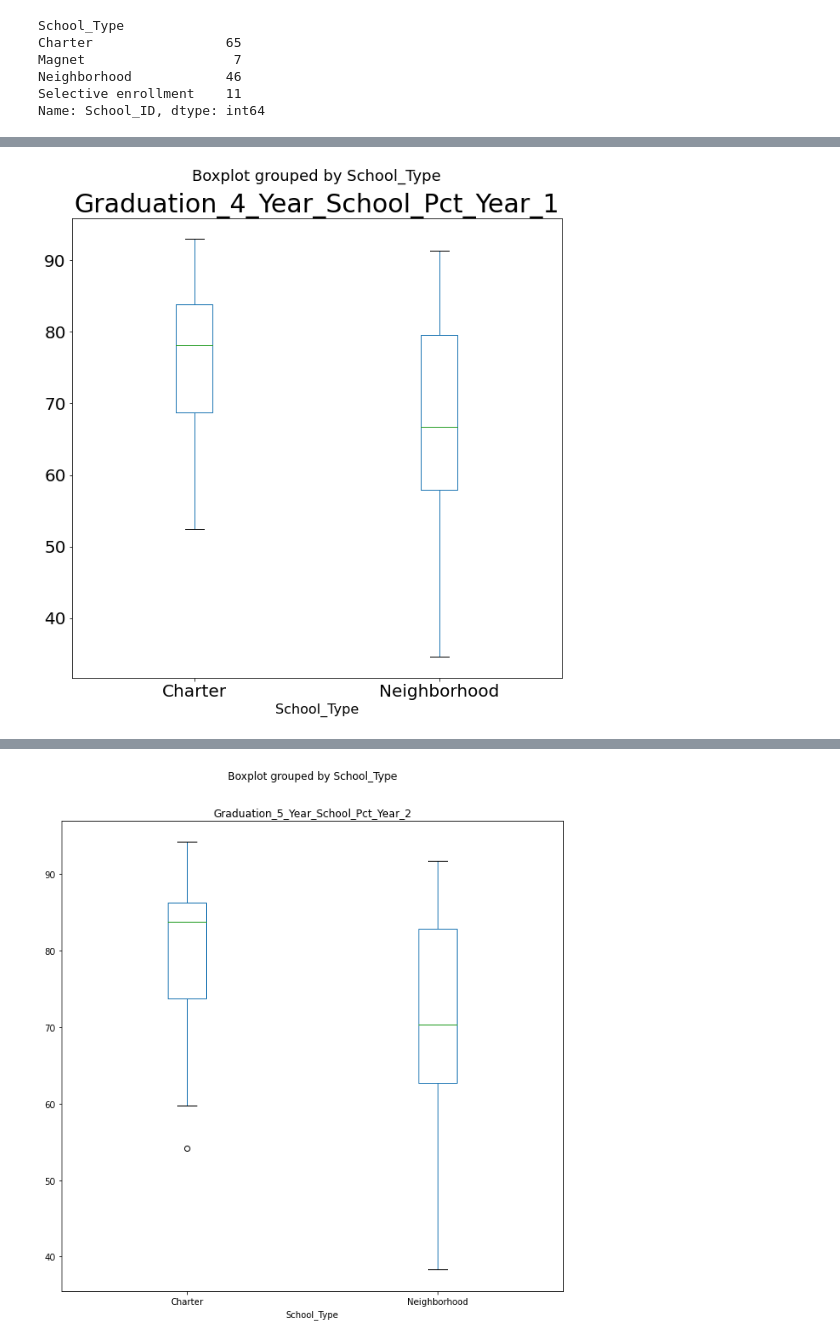
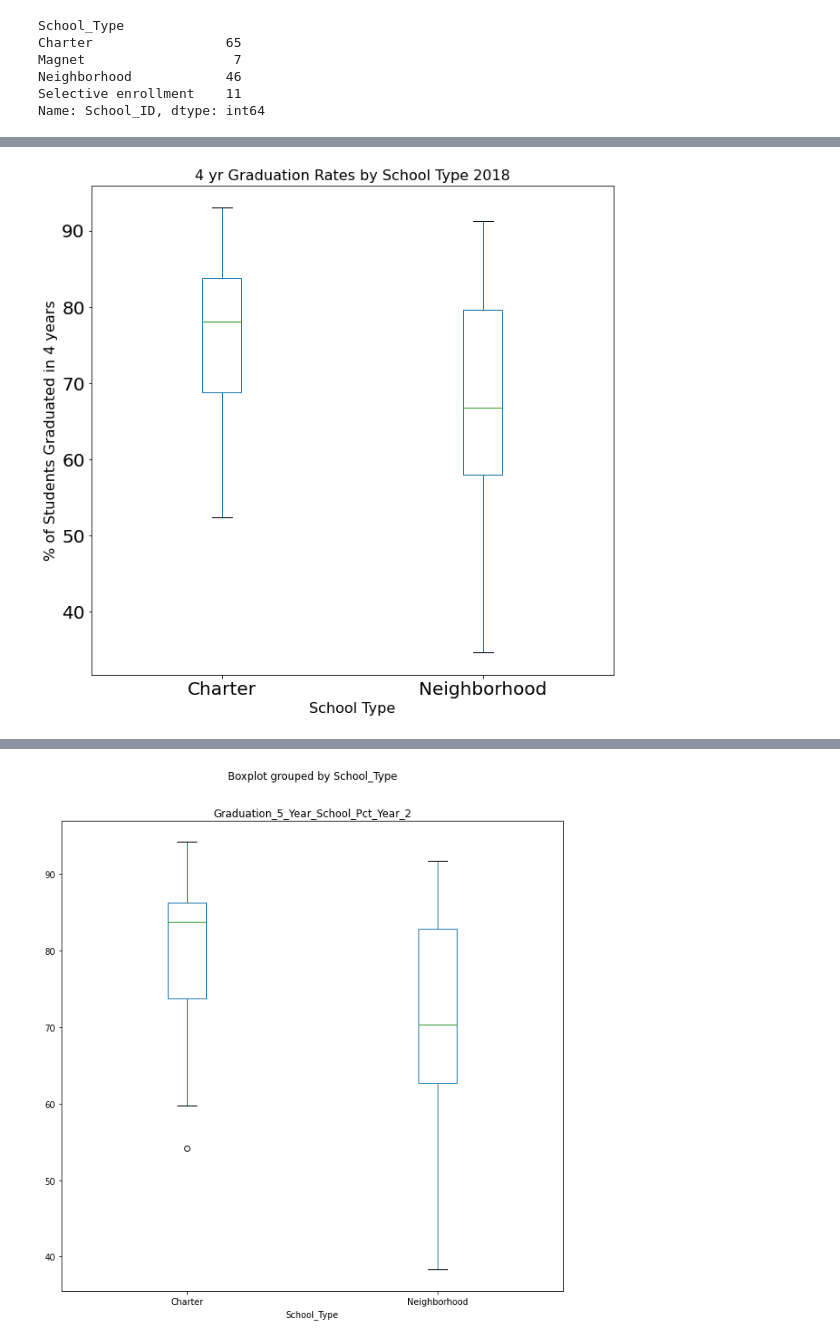
Before and after one commit to RiverJAM/CPS_Data_Analysis, a Jupyter notebook: Playing with Pies-Copy1.ipynb, the cells around one changed output, grey strips where cells are left out. Saved outputs shown, nothing was run; the diff lists cells and outputs as text; code cells hidden in the pictures.

```diff
--- a/Playing with Pies-Copy1.ipynb
+++ b/Playing with Pies-Copy1.ipynb
@@ -63,19 +63,23 @@ NeighborhoodVChart_high = pd.merge(Neighborhood_high,Charter_high, how= "outer"
 # %%
 bxp_df = NeighborhoodVChart_high[["School_Type", "Graduation_4_Year_School_Pct_Year_1"]]
 bxp_df.boxplot("Graduation_4_Year_School_Pct_Year_1", by = "School_Type", figsize =(10,10) , grid=False, fontsize = 20)
 SMALL_SIZE = 16
 MEDIUM_SIZE = 16
 BIGGER_SIZE = 18
 plt.rc('font', size=SMALL_SIZE)          # controls default text sizes
 plt.rc('axes', titlesize=SMALL_SIZE)     # fontsize of the axes title
 plt.rc('axes', labelsize=MEDIUM_SIZE)    # fontsize of the x and y labels
 plt.rc('xtick', labelsize=SMALL_SIZE)    # fontsize of the tick labels
 plt.rc('ytick', labelsize=SMALL_SIZE)    # fontsize of the tick labels
-# plt.rc('legend', fontsize=SMALL_SIZE)    # legend fontsize
+#plt.rc('legend', fontsize=SMALL_SIZE)    # legend fontsize
 plt.rc('figure', titlesize=BIGGER_SIZE)  # fontsize of the figure title
+plt.ylabel('% of Students Graduated in 4 years')
+plt.xlabel('School Type')
+plt.title('4 yr Graduation Rates by School Type 2018')
+plt.suptitle('')
 plt.savefig("Grad41vST.png")
 # %% [output]
-[figure, old version]
+[figure, new version]
 # %%
 bxp_df = NeighborhoodVChart_high[["School_Type", "Graduation_4_Year_School_Pct_Year_2"]]
 bxp_df.boxplot("Graduation_4_Year_School_Pct_Year_2", by = "School_Type", figsize =(10,10) , grid=False)
```
Also changed, not shown: parts of 1 cell of this notebook, 4 other files.
